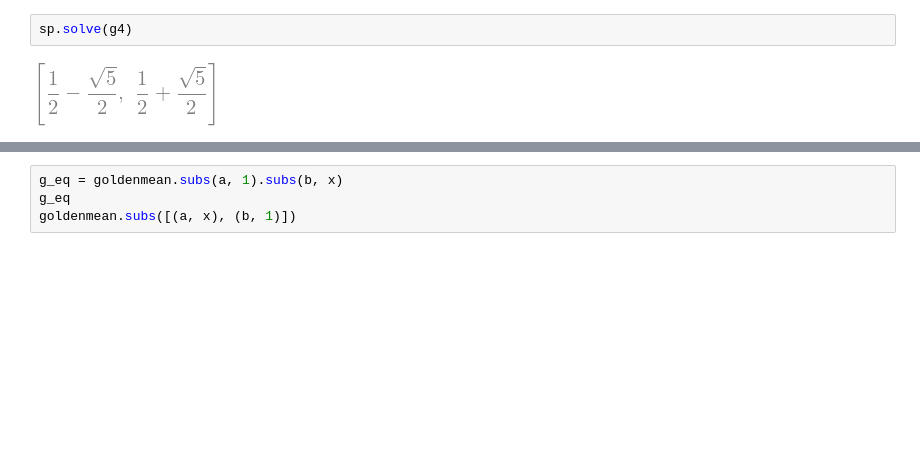
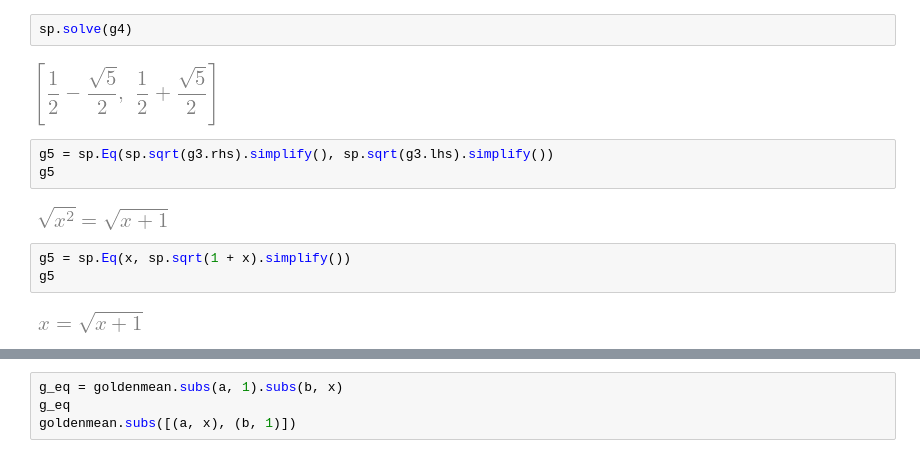
Before and after one commit to geometor/explorer-notebooks, a Jupyter notebook: golden.ipynb, the cells around one changed output, grey strips where cells are left out. Saved outputs shown, nothing was run; the diff lists cells and outputs as text; blank space fills up the shorter version.

```diff
--- a/golden.ipynb
+++ b/golden.ipynb
@@ -139,3 +139,13 @@ g4
 sp.solve(g4)
 # %% [output]
 [figure]
+# %%
+g5 = sp.Eq(sp.sqrt(g3.rhs).simplify(), sp.sqrt(g3.lhs).simplify())
+g5
+# %% [output]
+[figure, added]
+# %%
+g5 = sp.Eq(x, sp.sqrt(1 + x).simplify())
+g5
+# %% [output]
+[figure, added]
```
Also changed, not shown: parts of 9 cells of this notebook, 12 other files.
